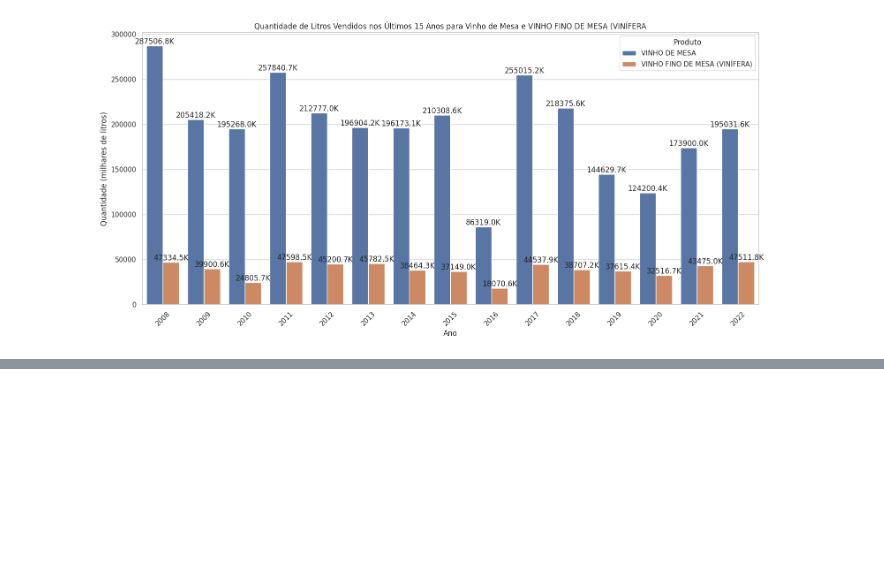
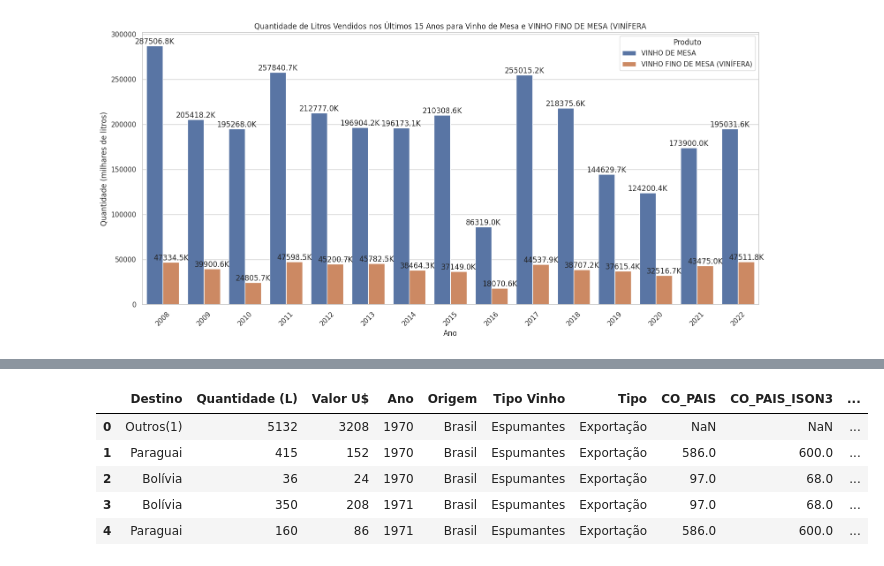
Before and after one commit to icarocarmona/Tech-Challenges-DTAT-Grupo-26, a Jupyter notebook: notebooks/Cópia_de_Analise_MacroV2.ipynb, the cells around one changed output, grey strips where cells are left out. Cells and saved outputs as stored; diff of their text form; code cells hidden in the pictures; blank space fills up the shorter version.

```diff
--- a/notebooks/Cópia_de_Analise_MacroV2.ipynb
+++ b/notebooks/Cópia_de_Analise_MacroV2.ipynb
@@ -272,0 +284,3 @@ plt.show()
+# %%
+df_sem_zero = df[df['Quantidade (L)'] > 0]
+df_sem_zero.head(2)
@@ -272,0 +311,10 @@ plt.show()
+# %%
+df_completo = df_sem_zero.merge(paises, left_on='Destino', right_on='NO_PAIS',how='left')
+df_completo.head(5)
+# %% [output]
+|  | Destino | Quantidade (L) | Valor U$ | Ano | Origem | Tipo Vinho | Tipo | CO_PAIS | CO_PAIS_ISON3 | ... |
+| 0 | Outros(1) | 5132 | 3208 | 1970 | Brasil | Espumantes | Exportação | NaN | NaN | ... |
+| 1 | Paraguai | 415 | 152 | 1970 | Brasil | Espumantes | Exportação | 586.0 | 600.0 | ... |
+| 2 | Bolívia | 36 | 24 | 1970 | Brasil | Espumantes | Exportação | 97.0 | 68.0 | ... |
+| 3 | Bolívia | 350 | 208 | 1971 | Brasil | Espumantes | Exportação | 97.0 | 68.0 | ... |
+| 4 | Paraguai | 160 | 86 | 1971 | Brasil | Espumantes | Exportação | 586.0 | 600.0 | ... |
```
Also changed, not shown: parts of 11 cells of this notebook.
